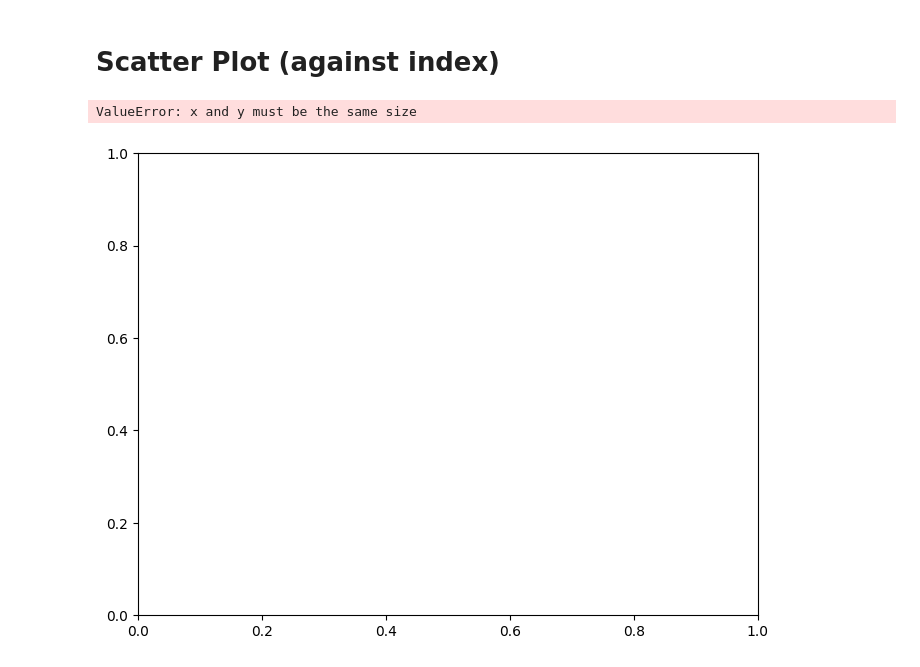
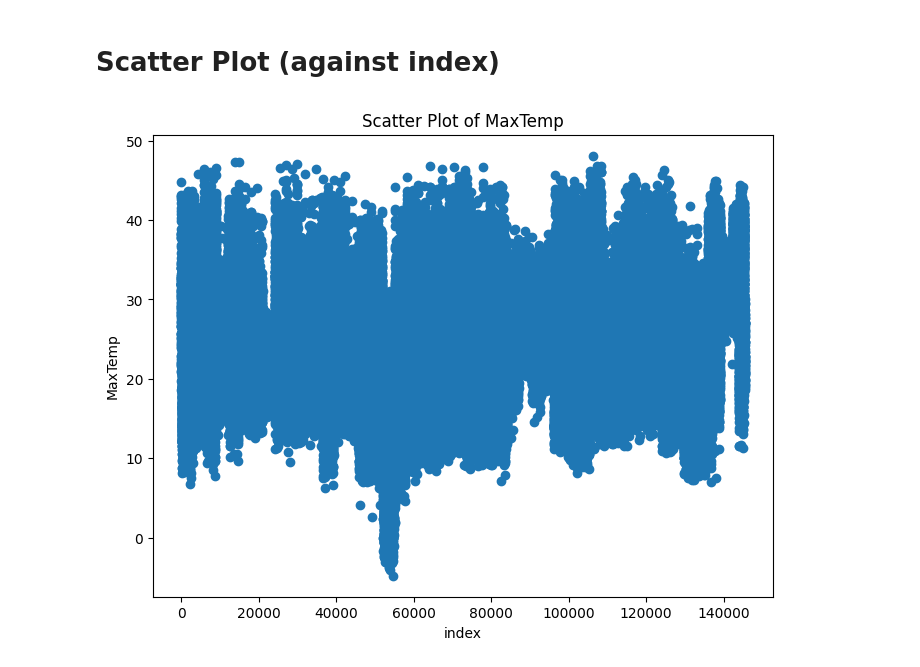
Before and after one commit to mahamadulhasanshaikat/Machine-Learning, a Jupyter notebook: ML Project/Weather Analysis/rain_prediction.ipynb, the cells around one changed output. Saved outputs shown, nothing was run; the diff lists cells and outputs as text; code cells hidden in the pictures.

```diff
--- a/ML Project/Weather Analysis/rain_prediction.ipynb
+++ b/ML Project/Weather Analysis/rain_prediction.ipynb
@@ -178,11 +196,10 @@ plt.show()
 # Scatter Plot (against index)
 # %%
 plt.figure(figsize=(8, 6))
-plt.scatter(df.index, data)
+plt.scatter(data.index, data)
 plt.title(f'Scatter Plot of {'MaxTemp'}')
-plt.xlabel('Index')
+plt.xlabel('index')
 plt.ylabel('MaxTemp')
 plt.show()
 # %% [output]
-ValueError: x and y must be the same size
-[figure, old version]
+[figure, new version]
```
Also changed, not shown: parts of 15 cells of this notebook.
